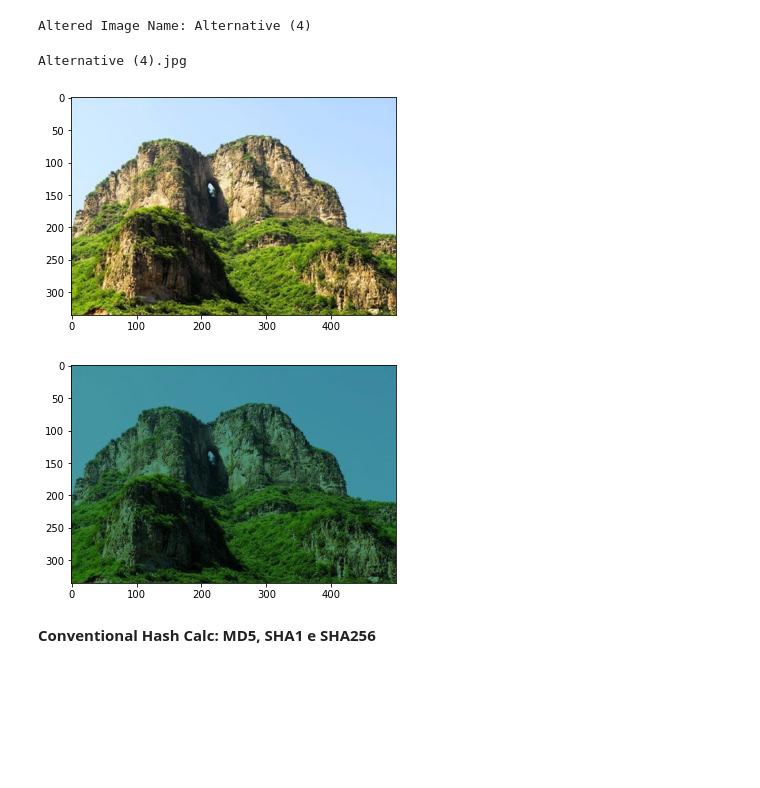
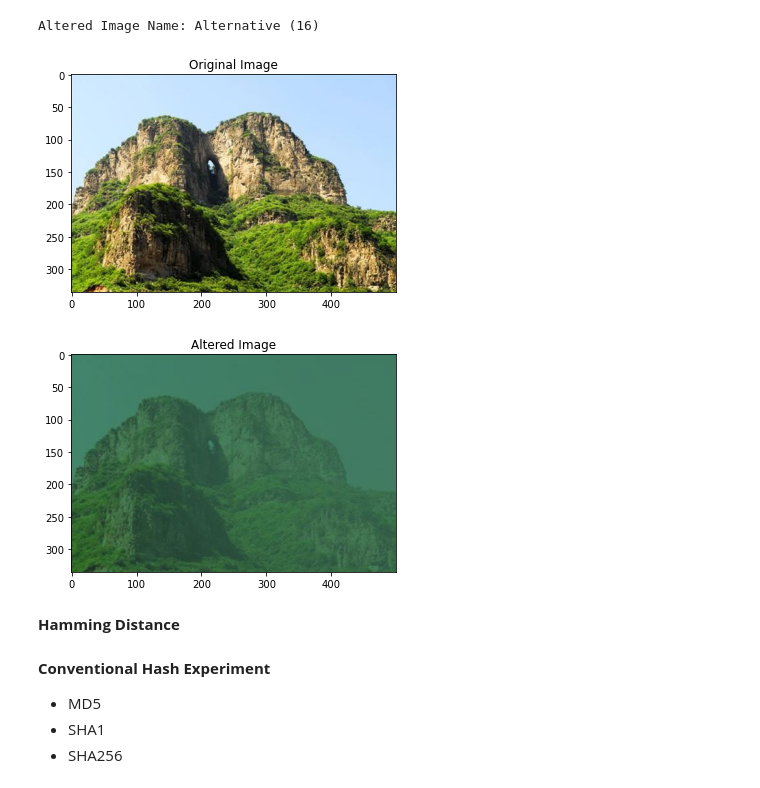
Before and after one commit to jrafa1607/Evaluation-of-Perceptual-Hash-Algorithms, a Jupyter notebook: Perceptual Hashing Evaluation.ipynb, the cells around one changed output. Drawn from its saved outputs; the diff is of its cells as text; code cells hidden in the pictures; blank space fills up the shorter version.

```diff
--- a/Perceptual Hashing Evaluation.ipynb
+++ b/Perceptual Hashing Evaluation.ipynb
@@ -29,14 +30,9 @@ ext = ".jpg"
 # %%
 #Altered Image Definition
-image_name = str(input("Altered Image Name: "))
+image_name = str(input("Altered Image Name: "));
+image_name = image_name + ext
 # %% [output]
-Altered Image Name: Alternative (4)
+Altered Image Name: Alternative (16)
-# %%
-#Full Image Name
-image_name = image_name + ext
-print(image_name)
-# %% [output]
-Alternative (4).jpg
 # %%
 #Import Original and Altered Image
 original = cv2.imread(path + 'original.jpg')
@@ -48,16 +44,19 @@ alterada = cv2.cvtColor(alterada,cv2.COLOR_BGR2RGB)
 # %%
 #Original Image
 plot.imshow(original,cmap='gray')
+plot.title('Original Image')
 plot.show()
+
+#Altered Image
+plot.imshow(alterada,cmap='gray')
+plot.title('Altered Image')
+plot.show()
 # %% [output]
-[figure, old version]
+[figure, new version]
+[figure, added]
-# %%
-#Altered Image
-plot.imshow(alterada,cmap='gray')
-plot.show()
-# %% [output]
-[figure, removed]
 # %%
 #Create a copy of Altered Image to use the Perceptual Hashing
 alterada = cv2.cvtColor(alterada,cv2.COLOR_BGR2RGB)
 cv2.imwrite(path + 'img2.jpg', alterada);
+# %% [markdown]
+<b> Hamming Distance
@@ -64,5 +74,8 @@ cv2.imwrite(path + 'img2.jpg', alterada);
 # %% [markdown]
-<b> Conventional Hash Calc: MD5, SHA1 e SHA256 </b>
+<b> Conventional Hash Experiment </b>
+- MD5
+- SHA1
+- SHA256
 # %%
 #Import of binary files
 file1 = path + 'original.jpg'
```
Also changed, not shown: parts of 34 cells of this notebook, 7 other files.
